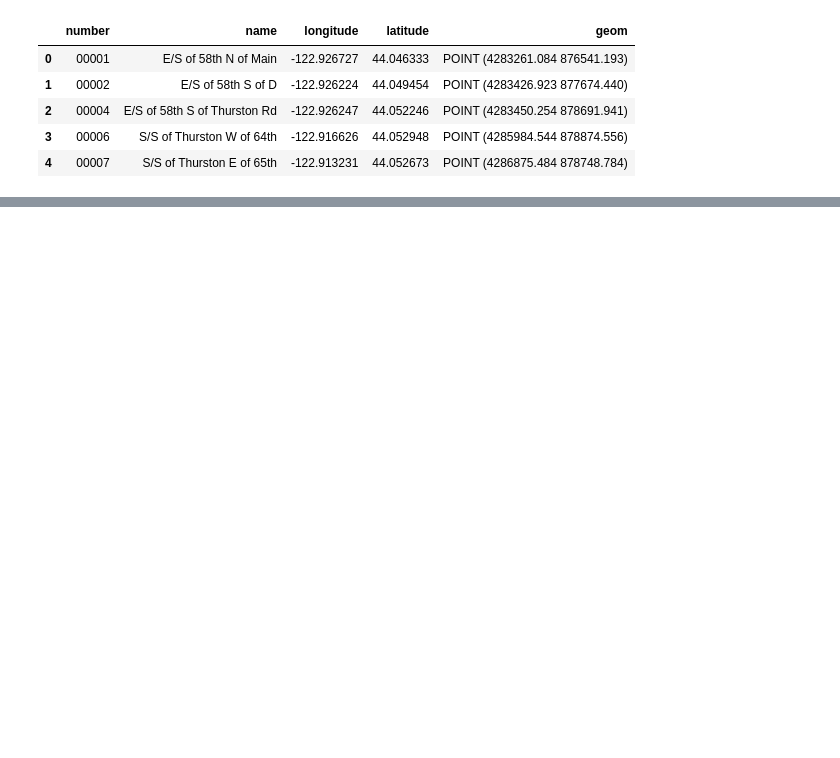
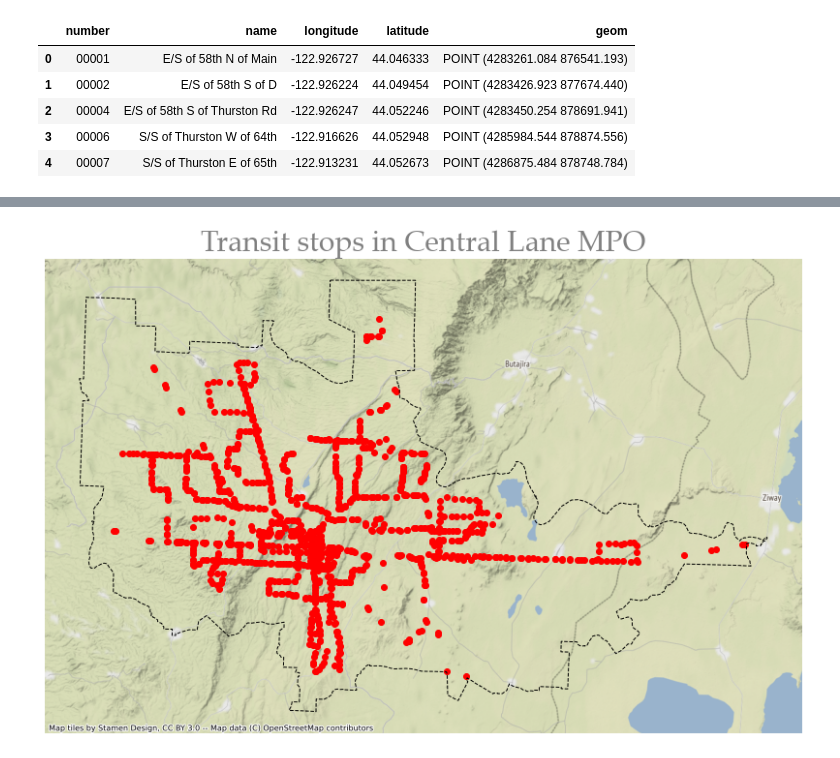
Before and after one commit to dongmeic/RTP, a Jupyter notebook: data/transit_stops.ipynb, the cells around one changed output, grey strips where cells are left out. Saved outputs shown, nothing was run; the diff lists cells and outputs as text; code cells hidden in the pictures; blank space fills up the shorter version.

```diff
--- a/data/transit_stops.ipynb
+++ b/data/transit_stops.ipynb
@@ -35,3 +35,7 @@ transit.head()
 outpath = r'T:\MPO\RTP\FY20 2045 Update\Data and Resources\PerformanceAnalysis'
 # %%
 transit.crs = "EPSG:2914"
+# %%
+MPObd = gpd.read_file("V:/Data/Transportation/MPO_Boundary.shp")
+# %%
+pip = transit.within(MPObd.loc[0, 'geometry'])
@@ -38,3 +56,13 @@ transit.crs = "EPSG:2914"
+# %%
+fig, ax = plt.subplots(figsize=(14, 12))
+mpo_transit_stops.plot(ax=ax, color='red', aspect=1)
+MPObd.plot(ax=ax, facecolor="none", edgecolor="black", linestyle='--', aspect=1)
+ctx.add_basemap(ax)
+plt.title("Transit stops in Central Lane MPO", fontsize=30, fontname="Palatino Linotype",
+          color="grey")
+ax.axis("off");
+# %% [output]
+[figure, added]
 # %%
 import os
 # %%
```
Also changed, not shown: parts of 18 cells of this notebook, 2 other files.
